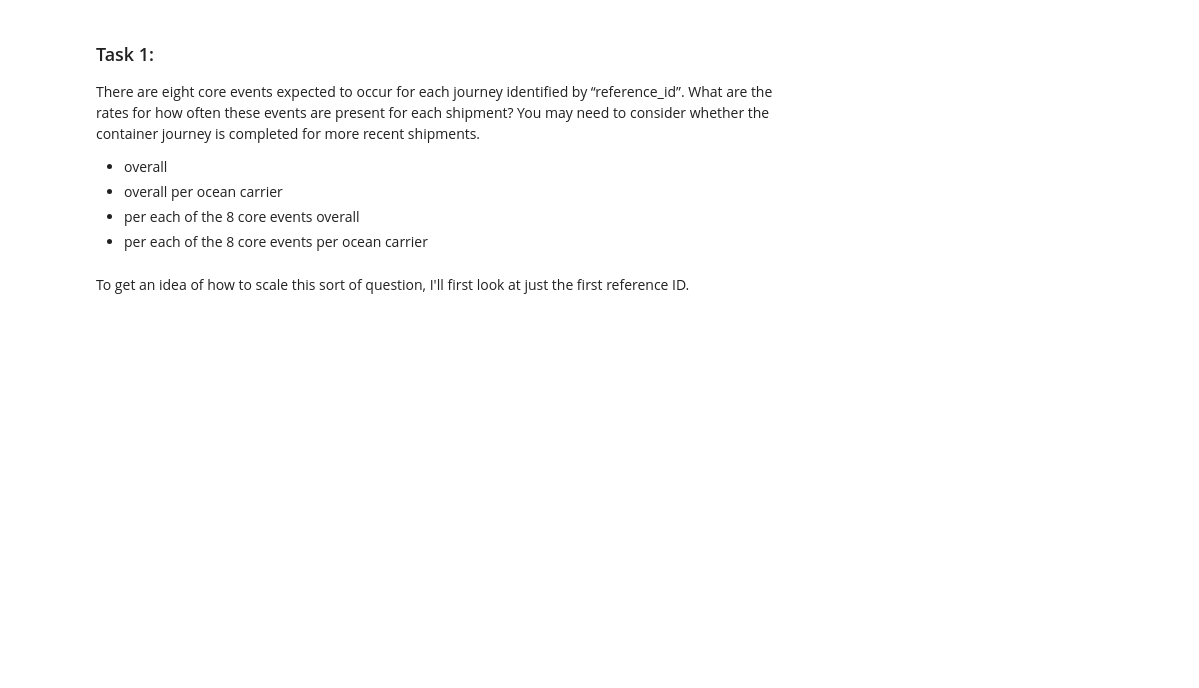
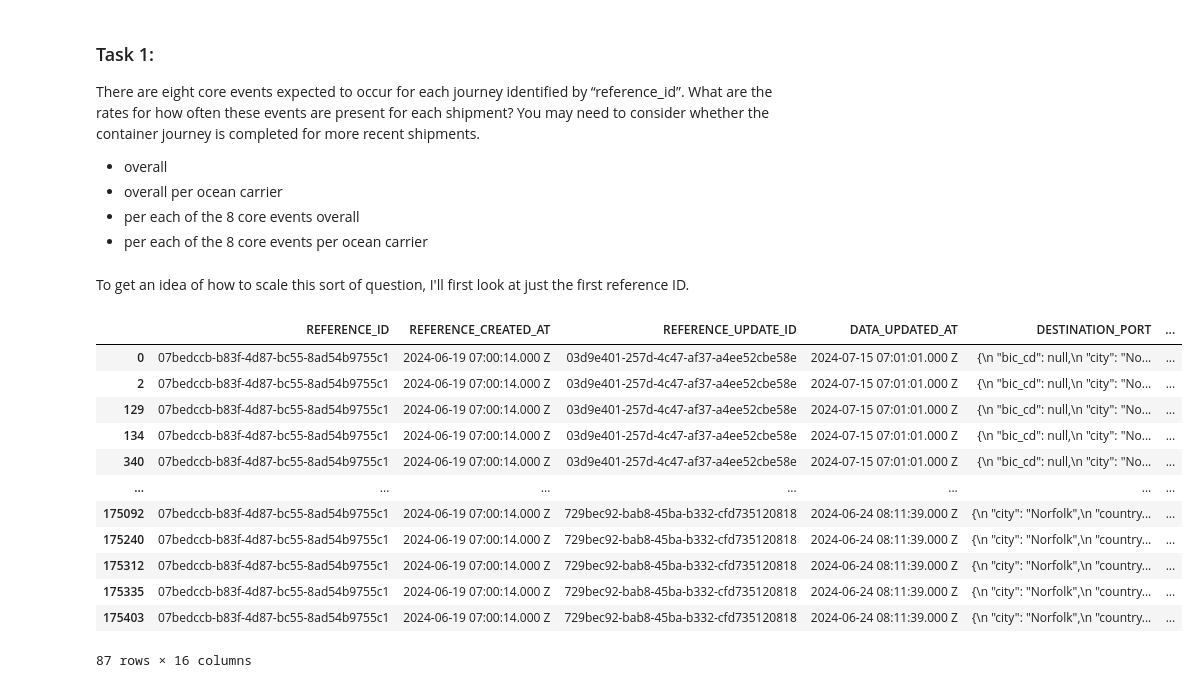
Before and after one commit to beckynevin/ShipIt, a Jupyter notebook: ExploreData.ipynb, the cells around one changed output. Saved outputs shown, nothing was run; the diff lists cells and outputs as text; code cells hidden in the pictures; blank space fills up the shorter version.

```diff
--- a/ExploreData.ipynb
+++ b/ExploreData.ipynb
@@ -96,3 +96,21 @@ There are eight core events expected to occur for each journey identified by “
 - per each of the 8 core events per ocean carrier
 # %% [markdown]
 To get an idea of how to scale this sort of question, I'll first look at just the first reference ID.
+# %%
+first_id = df[df['REFERENCE_ID'] == '07bedccb-b83f-4d87-bc55-8ad54b9755c1']
+# %%
+first_id
+# %% [output]
+|  | REFERENCE_ID | REFERENCE_CREATED_AT | REFERENCE_UPDATE_ID | DATA_UPDATED_AT | DESTINATION_PORT | ... |
+| 0 | 07bedccb-b83f-4d87-bc55-8ad54b9755c1 | 2024-06-19 07:00:14.000 Z | 03d9e401-257d-4c47-af37-a4ee52cbe58e | 2024-07-15 07:01:01.000 Z | {\n "bic_cd": null,\n "city": "No... | ... |
+| 2 | 07bedccb-b83f-4d87-bc55-8ad54b9755c1 | 2024-06-19 07:00:14.000 Z | 03d9e401-257d-4c47-af37-a4ee52cbe58e | 2024-07-15 07:01:01.000 Z | {\n "bic_cd": null,\n "city": "No... | ... |
+| 129 | 07bedccb-b83f-4d87-bc55-8ad54b9755c1 | 2024-06-19 07:00:14.000 Z | 03d9e401-257d-4c47-af37-a4ee52cbe58e | 2024-07-15 07:01:01.000 Z | {\n "bic_cd": null,\n "city": "No... | ... |
+| 134 | 07bedccb-b83f-4d87-bc55-8ad54b9755c1 | 2024-06-19 07:00:14.000 Z | 03d9e401-257d-4c47-af37-a4ee52cbe58e | 2024-07-15 07:01:01.000 Z | {\n "bic_cd": null,\n "city": "No... | ... |
+| 340 | 07bedccb-b83f-4d87-bc55-8ad54b9755c1 | 2024-06-19 07:00:14.000 Z | 03d9e401-257d-4c47-af37-a4ee52cbe58e | 2024-07-15 07:01:01.000 Z | {\n "bic_cd": null,\n "city": "No... | ... |
+| ... | ... | ... | ... | ... | ... | ... |
+| 175092 | 07bedccb-b83f-4d87-bc55-8ad54b9755c1 | 2024-06-19 07:00:14.000 Z | 729bec92-bab8-45ba-b332-cfd735120818 | 2024-06-24 08:11:39.000 Z | {\n "city": "Norfolk",\n "country... | ... |
+| 175240 | 07bedccb-b83f-4d87-bc55-8ad54b9755c1 | 2024-06-19 07:00:14.000 Z | 729bec92-bab8-45ba-b332-cfd735120818 | 2024-06-24 08:11:39.000 Z | {\n "city": "Norfolk",\n "country... | ... |
+| 175312 | 07bedccb-b83f-4d87-bc55-8ad54b9755c1 | 2024-06-19 07:00:14.000 Z | 729bec92-bab8-45ba-b332-cfd735120818 | 2024-06-24 08:11:39.000 Z | {\n "city": "Norfolk",\n "country... | ... |
+| 175335 | 07bedccb-b83f-4d87-bc55-8ad54b9755c1 | 2024-06-19 07:00:14.000 Z | 729bec92-bab8-45ba-b332-cfd735120818 | 2024-06-24 08:11:39.000 Z | {\n "city": "Norfolk",\n "country... | ... |
+| 175403 | 07bedccb-b83f-4d87-bc55-8ad54b9755c1 | 2024-06-19 07:00:14.000 Z | 729bec92-bab8-45ba-b332-cfd735120818 | 2024-06-24 08:11:39.000 Z | {\n "city": "Norfolk",\n "country... | ... |
+87 rows × 16 columns
```
Also changed, not shown: parts of 27 cells of this notebook.
